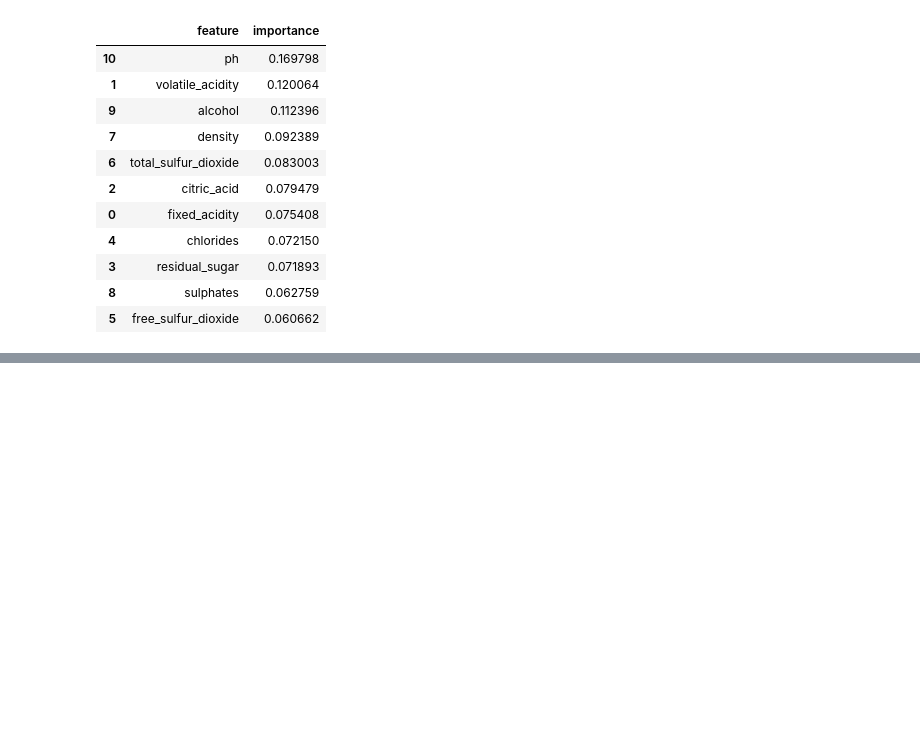
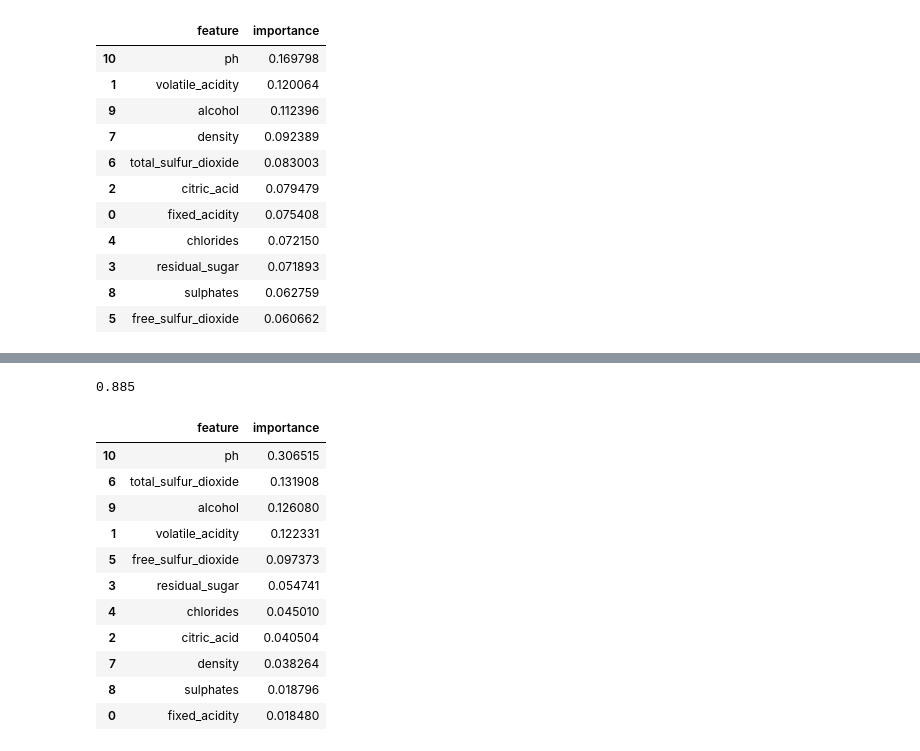
Before and after one commit to Qian8988/Final-Project-Team-7, a Jupyter notebook: all_models_red.ipynb, the cells around one changed output, grey strips where cells are left out. Drawn from its saved outputs; the diff is of its cells as text; code cells hidden in the pictures; blank space fills up the shorter version.

```diff
--- a/all_models_red.ipynb
+++ b/all_models_red.ipynb
@@ -238,0 +261,24 @@ import_df
+# %%
+# Create a classifier object
+learning_rates = [0.05, 0.1, 0.25, 0.5, 0.75, 1]
+for learning_rate in learning_rates:
+    classifier = GradientBoostingClassifier(n_estimators=20,
+                                            learning_rate=learning_rate,
+                                            max_features=5,
+                                            max_depth=3,
+                                            random_state=0)
+
+    # Fit the model
+    classifier.fit(X_train, y_train)
+    print("Learning rate: ", learning_rate)
+
+    # Score the model
+    print("Accuracy score (training): {0:.3f}".format(
+        classifier.score(
+            X_train,
+            y_train)))
+    print("Accuracy score (validation): {0:.3f}".format(
+        classifier.score(
+            X_test,
+            y_test)))
+    print()
@@ -238,0 +303,5 @@ import_df
+# %%
+model5 = GradientBoostingClassifier(n_estimators=20,
+   learning_rate=0.5, max_features=10, max_depth=3, random_state=7)
+# %%
+model5 = model5.fit(X_train, y_train)
@@ -238,0 +328,23 @@ import_df
+# %%
+accuracy_score(y_test, y_pred)
+# %% [output]
+0.885
+# %%
+importance = model5.feature_importances_
+columns = X.columns
+import_df = pd.DataFrame({'feature':columns, 'importance':importance})
+import_df = import_df.sort_values(["importance"], ascending=False)
+import_df
+# %% [output]
+|  | feature | importance |
+| 10 | ph | 0.306515 |
+| 6 | total_sulfur_dioxide | 0.131908 |
+| 9 | alcohol | 0.126080 |
+| 1 | volatile_acidity | 0.122331 |
+| 5 | free_sulfur_dioxide | 0.097373 |
+| 3 | residual_sugar | 0.054741 |
+| 4 | chlorides | 0.045010 |
+| 2 | citric_acid | 0.040504 |
+| 7 | density | 0.038264 |
+| 8 | sulphates | 0.018796 |
+| 0 | fixed_acidity | 0.018480 |
```
Also changed, not shown: parts of 7 cells of this notebook, 1 other file.
